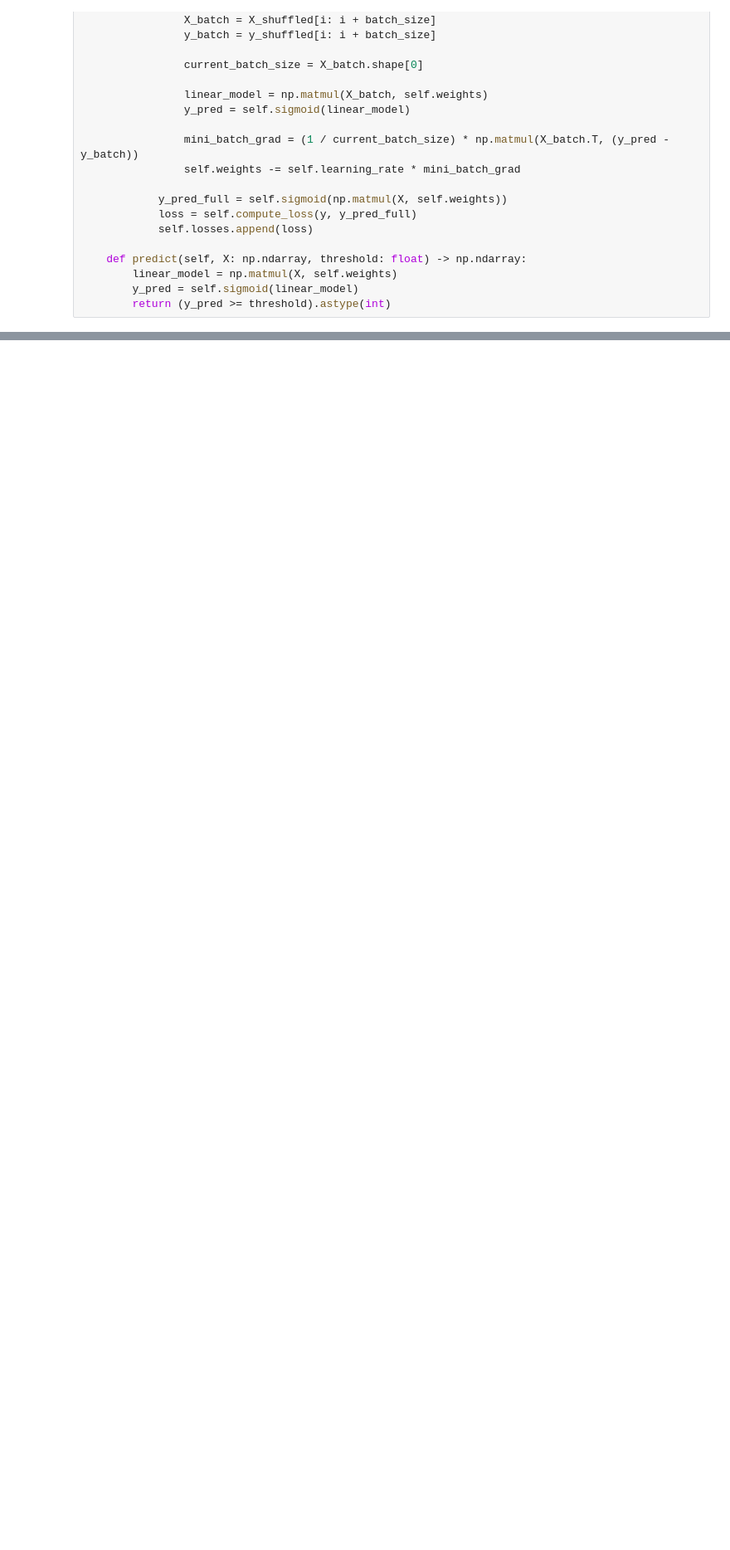
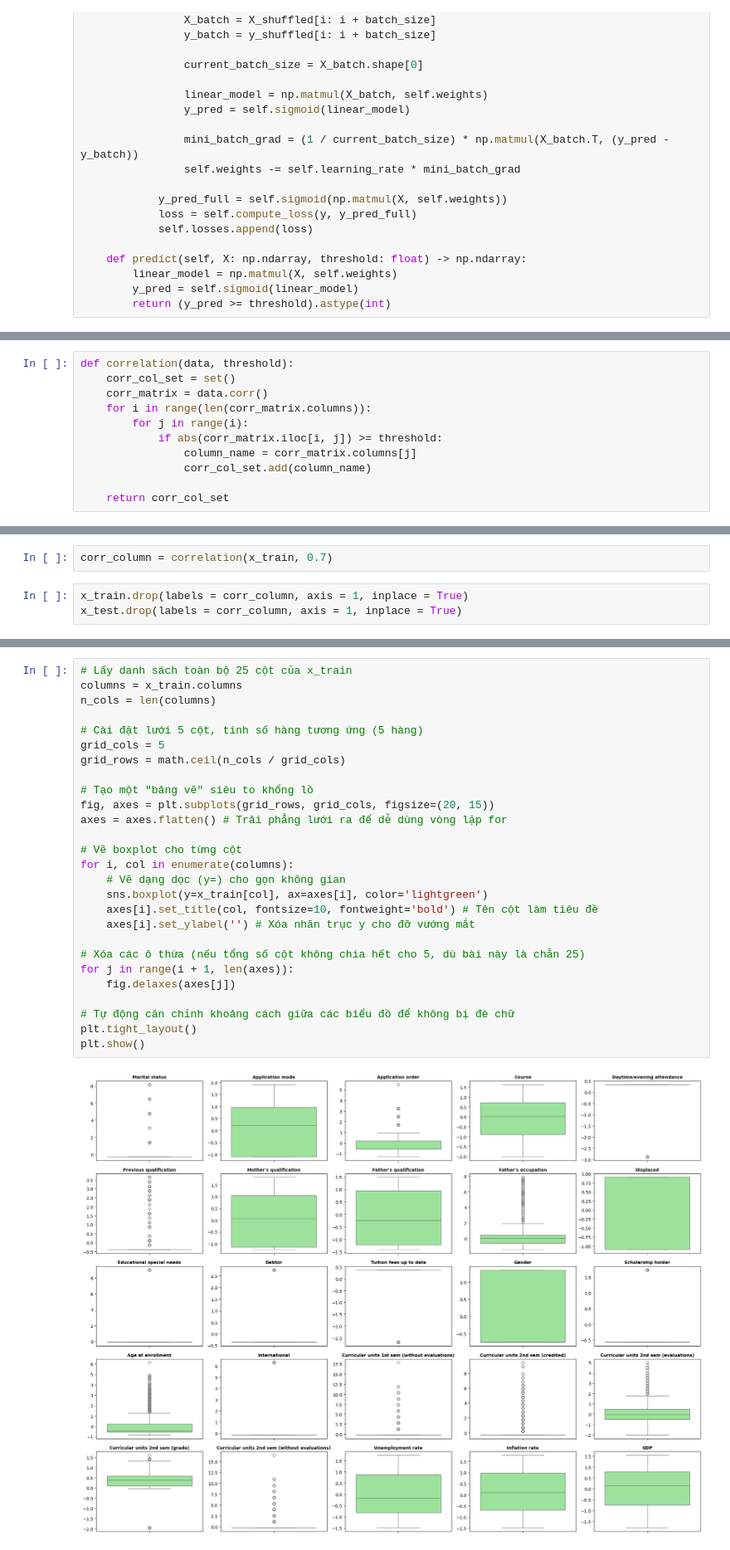
Before and after one commit to HuyyGiaa/DS102-Lab2, a Jupyter notebook: 24520650_Lab_2.ipynb, the cells around one changed output, grey strips where cells are left out. Shown at 83% size. Saved outputs shown, nothing was run; the diff lists cells and outputs as text; blank space fills up the shorter version.

```diff
--- a/24520650_Lab_2.ipynb
+++ b/24520650_Lab_2.ipynb
@@ -83,0 +165,11 @@ class LogisticRegression:
+# %%
+def correlation(data, threshold):
+    corr_col_set = set()
+    corr_matrix = data.corr()
+    for i in range(len(corr_matrix.columns)):
+        for j in range(i):
+            if abs(corr_matrix.iloc[i, j]) >= threshold:
+                column_name = corr_matrix.columns[j]
+                corr_col_set.add(column_name)
+
+    return corr_col_set
@@ -83,0 +180,5 @@ class LogisticRegression:
+# %%
+corr_column = correlation(x_train, 0.7)
+# %%
+x_train.drop(labels = corr_column, axis = 1, inplace = True)
+x_test.drop(labels = corr_column, axis = 1, inplace = True)
@@ -83,0 +236,29 @@ class LogisticRegression:
+# %%
+# Lấy danh sách toàn bộ 25 cột của x_train
+columns = x_train.columns
+n_cols = len(columns)
+
+# Cài đặt lưới 5 cột, tính số hàng tương ứng (5 hàng)
+grid_cols = 5
+grid_rows = math.ceil(n_cols / grid_cols)
+
+# Tạo một "bảng vẽ" siêu to khổng lồ
+fig, axes = plt.subplots(grid_rows, grid_cols, figsize=(20, 15))
+axes = axes.flatten() # Trải phẳng lưới ra để dễ dùng vòng lặp for
+
+# Vẽ boxplot cho từng cột
+for i, col in enumerate(columns):
+    # Vẽ dạng dọc (y=) cho gọn không gian
+    sns.boxplot(y=x_train[col], ax=axes[i], color='lightgreen')
+    axes[i].set_title(col, fontsize=10, fontweight='bold') # Tên cột làm tiêu đề
+    axes[i].set_ylabel('') # Xóa nhãn trục y cho đỡ vướng mắt
+
+# Xóa các ô thừa (nếu tổng số cột không chia hết cho 5, dù bài này là chẵn 25)
+for j in range(i + 1, len(axes)):
+    fig.delaxes(axes[j])
+
+# Tự động căn chỉnh khoảng cách giữa các biểu đồ để không bị đè chữ
+plt.tight_layout()
+plt.show()
+# %% [output]
+[figure, added]
```
Also changed, not shown: parts of 21 cells of this notebook.
